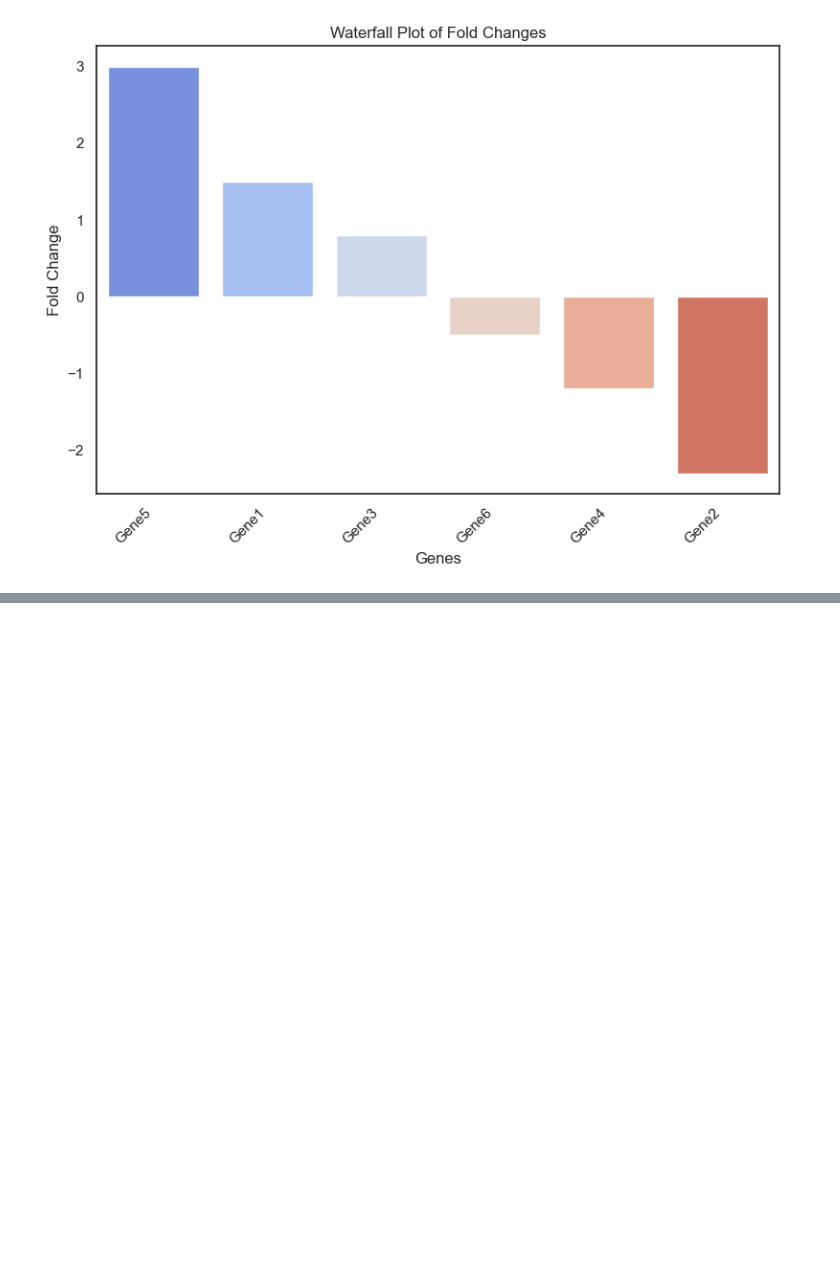
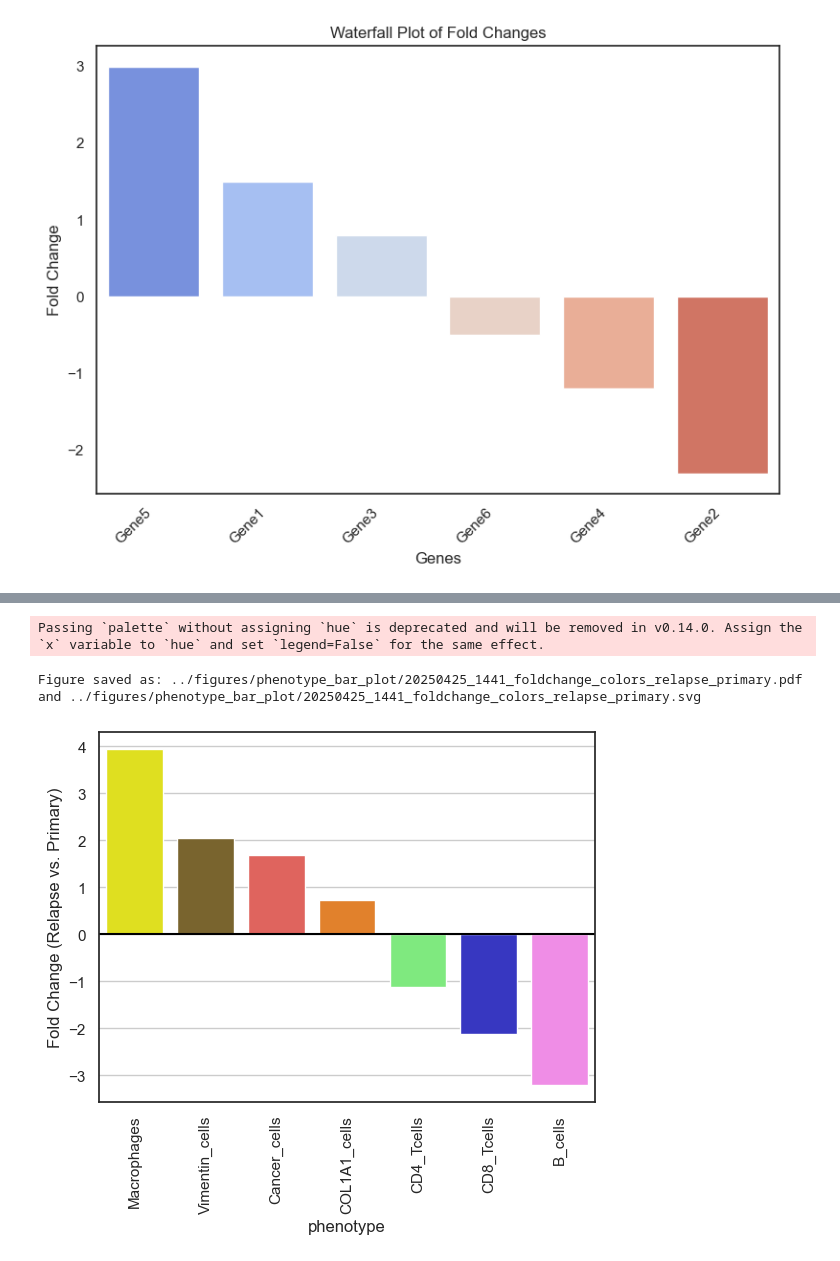
Before and after one commit to josenimo/P26_DA, a Jupyter notebook: nbs/3_compare_991_992_phenotypes.ipynb, the cells around one changed output, grey strips where cells are left out. Cells and saved outputs as stored; diff of their text form; code cells hidden in the pictures; blank space fills up the shorter version.

Commit message:
barplots

```diff
--- a/nbs/3_compare_991_992_phenotypes.ipynb
+++ b/nbs/3_compare_991_992_phenotypes.ipynb
@@ -1063,0 +1067,2 @@ Passing `palette` without assigning `hue` is deprecated and will be removed in v
+# %%
+adata = ad.read_h5ad("../data/perSample/991_992/1_spatial_LDA/20250303_1654_1_spatial_LDA_adata.h5ad")
@@ -1063,0 +1071,8 @@ Passing `palette` without assigning `hue` is deprecated and will be removed in v
+# %%
+df = adata.obs.copy()
+df = df.groupby(['phenotype','imageid']).size().unstack().reset_index()
+df = df[df['phenotype'] != "Unknown"]
+df['fold_change_991_992'] = df[992]/df[991]
+df['foldchange'] = np.log2(df['fold_change_991_992'])
+df.sort_values(by="foldchange", inplace=True, ascending=False)
+df
@@ -1063,0 +1089,7 @@ Passing `palette` without assigning `hue` is deprecated and will be removed in v
+# %%
+### load colors
+import json
+path_to_phenotype_colors = "../assets/pheno_colors.json"
+with open(path_to_phenotype_colors) as f:
+    pheno_colors = json.load(f)
+pheno_colors
@@ -1063,0 +1105,17 @@ Passing `palette` without assigning `hue` is deprecated and will be removed in v
+# %%
+fig,ax=plt.subplots()
+
+sns.barplot(data=df, y="foldchange", x="phenotype", order=df.phenotype, palette=pheno_colors, ax=ax)
+plt.xticks(rotation=90)
+ax.axhline(0, color="black")
+ax.xaxis.grid(False)
+ax.yaxis.grid(True)
+plt.ylabel("Fold Change (Relapse vs. Primary)")
+
+utils.export_figure(fig, path="../figures/phenotype_bar_plot", suffix="foldchange_colors_relapse_primary")
+
+plt.show()
+# %% [output]
+Passing `palette` without assigning `hue` is deprecated and will be removed in v0.14.0. Assign the `x` variable to `hue` and set `legend=False` for the same effect.
+Figure saved as: ../figures/phenotype_bar_plot/20250425_1441_foldchange_colors_relapse_primary.pdf and ../figures/phenotype_bar_plot/20250425_1441_foldchange_colors_relapse_primary.svg
+[figure, added]
```
Also changed, not shown: parts of 12 cells of this notebook, 4 other files.
